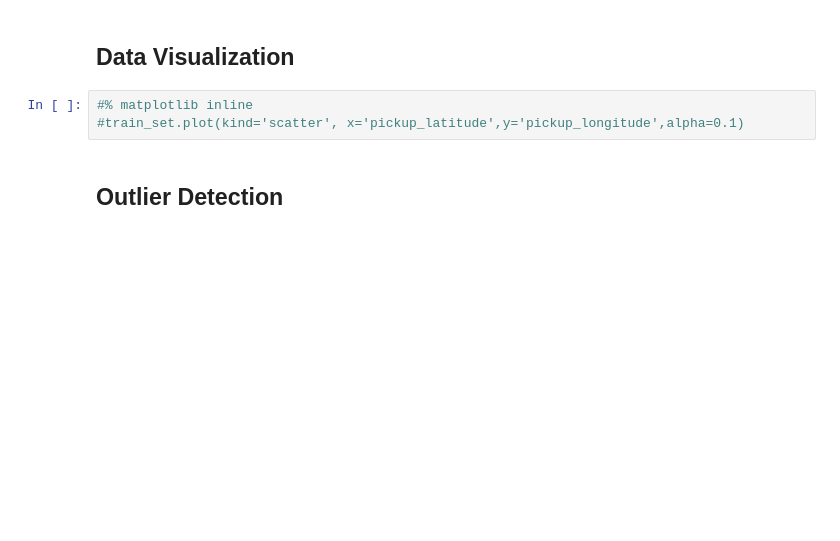
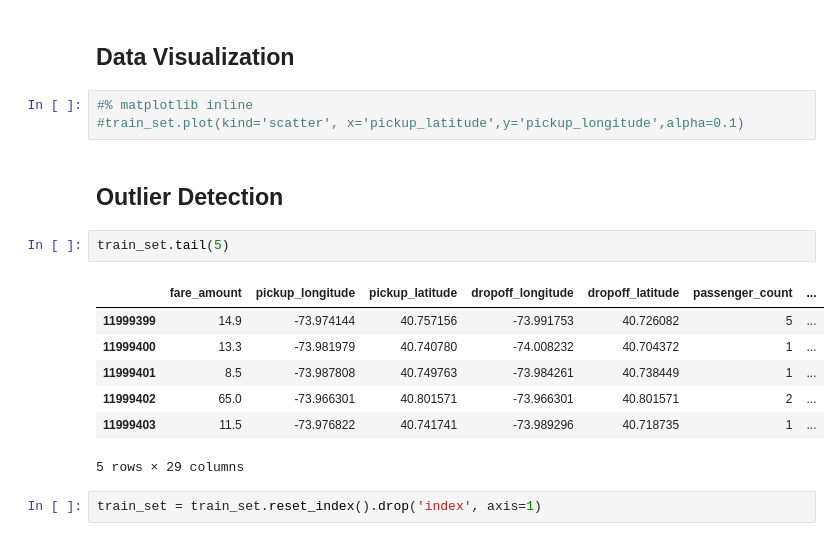
Before and after one commit to akshayb7/NYC-taxi-fare, a Jupyter notebook: NYC.ipynb, the cells around one changed output. Drawn from its saved outputs; the diff is of its cells as text; blank space fills up the shorter version.

```diff
--- a/NYC.ipynb
+++ b/NYC.ipynb
@@ -275,3 +273,15 @@ Name: passenger_count, dtype: float64
 #train_set.plot(kind='scatter', x='pickup_latitude',y='pickup_longitude',alpha=0.1)
 # %% [markdown]
 ## Outlier Detection
+# %%
+train_set.tail(5)
+# %% [output]
+|  | fare_amount | pickup_longitude | pickup_latitude | dropoff_longitude | dropoff_latitude | passenger_count | ... |
+| 11999399 | 14.9 | -73.974144 | 40.757156 | -73.991753 | 40.726082 | 5 | ... |
+| 11999400 | 13.3 | -73.981979 | 40.740780 | -74.008232 | 40.704372 | 1 | ... |
+| 11999401 | 8.5 | -73.987808 | 40.749763 | -73.984261 | 40.738449 | 1 | ... |
+| 11999402 | 65.0 | -73.966301 | 40.801571 | -73.966301 | 40.801571 | 2 | ... |
+| 11999403 | 11.5 | -73.976822 | 40.741741 | -73.989296 | 40.718735 | 1 | ... |
+5 rows × 29 columns
+# %%
+train_set = train_set.reset_index().drop('index', axis=1)
```
Also changed, not shown: parts of 30 cells of this notebook, 1 other file.
